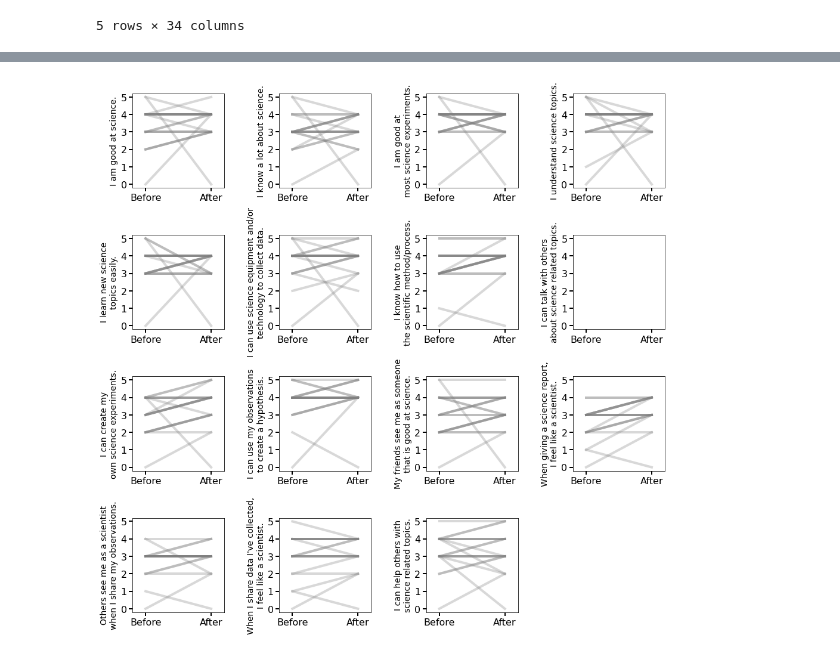
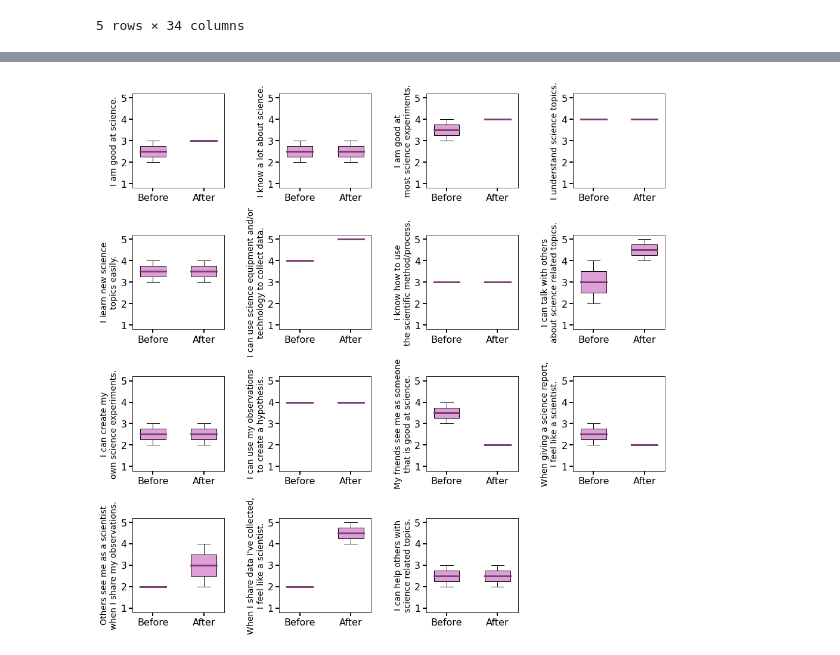
Before and after one commit to stetef/Nanocamp, a Jupyter notebook: Analysis.ipynb, the cells around one changed output, grey strips where cells are left out. Drawn from its saved outputs; the diff is of its cells as text; code cells hidden in the pictures.

```diff
--- a/Analysis.ipynb
+++ b/Analysis.ipynb
@@ -40,30 +59,51 @@ for i, q in enumerate(questions):
 # %%
-ncols = 4
-nrows = N // nrows + 1
-fig, axes = plt.subplots(figsize=(ncols * 4, 4 * nrows), ncols=ncols, nrows=nrows)
-plt.subplots_adjust(wspace=0.6, hspace=0.5)
+def plot_by_question(DATA, mode='line'):
+    ncols = 4
+    nrows = N // ncols + 1
+    fig, axes = plt.subplots(figsize=(ncols * 4, 4 * nrows), ncols=ncols, nrows=nrows)
+    plt.subplots_adjust(wspace=0.6, hspace=0.5)
 
-for i in range(int(ncols * nrows)):
-    row, colm = np.unravel_index(i, (nrows, ncols))
-    if i >= N:
-        axes[row, colm].axis('off')
-    else:
-        q = list(DATA.keys())[i]
-        axes[row, colm].plot(DATA[q], c=plt.cm.tab20(14), alpha=0.3, linewidth=4)
-        question = q.replace('[', '').replace(']', '')
-        if ',' in question:
-            question = question.replace(', ', ',\n')
-        elif len(question) > 30:
-            split = question.split(' ')
-            n = len(split)
-            question = ' '.join(split[:n // 2 + 1]) + '\n' + ' '.join(split[n // 2 + 1:])
-        axes[row, colm].set_ylabel(question, fontsize=14)
-        axes[row, colm].set_yticks(np.arange(6))
-        axes[row, colm].set_xticks([0, 1])
-        axes[row, colm].set_xticklabels(['Before', 'After'])
-        axes[row, colm].set_xlim(-0.2, 1.2)
-        axes[row, colm].set_ylim(-0.2, 5.2)
-        axes[row, colm].tick_params(width=2, length=6, labelsize=16)
-plt.savefig(f'Figures/before_vs_after.png', dpi=800, bbox_inches='tight')
+    for i in range(int(ncols * nrows)):
+        row, colm = np.unravel_index(i, (nrows, ncols))
+        if i >= N:
+            axes[row, colm].axis('off')
+        else:
+            q = list(DATA.keys())[i]
+            data = np.array(DATA[q])
+
+            nan_indices = np.where(data == 0)
+            cols = np.flip(np.sort(np.array(nan_indices).T[:, 1]))
+            for col in cols:
+                data = np.delete(data, col, axis=1)
+
+            if mode == 'line':
+                axes[row, colm].plot(data, c=plt.cm.tab20b(17), alpha=0.25, linewidth=4)
+                dx = 0
+                axes[row, colm].set_xlim(dx + -0.2, dx + 1.2)
+            else:
+                axes[row, colm].boxplot(data, patch_artist=True,
+                                        medianprops=dict(color=plt.cm.tab20b(16), linewidth=3),
+                                        boxprops=dict(facecolor=plt.cm.tab20b(19)))
+                dx = 1
+                axes[row, colm].set_xlim(dx + -0.4, dx + 1.4)
+
+            question = q.replace('[', '').replace(']', '')
+            if ',' in question:
+                question = question.replace(', ', ',\n')
+            elif len(question) > 30:
+                split = question.split(' ')
+                n = len(split)
+                question = ' '.join(split[:n // 2 + 1]) + '\n' + ' '.join(split[n // 2 + 1:])
+
+            axes[row, colm].set_ylabel(question, fontsize=14)
+            axes[row, colm].set_yticks(np.arange(6))
+            axes[row, colm].set_xticks([dx + 0, dx + 1])
+            axes[row, colm].set_xticklabels(['Before', 'After'])
+            axes[row, colm].set_ylim(0.8, 5.2)
+            axes[row, colm].tick_params(width=2, length=6, labelsize=16)
+
+    plt.savefig(f'Figures/before_vs_after_{mode}.png', dpi=800, bbox_inches='tight')
-# %% [output]
-[figure, removed]
+# %%
+plot_by_question(DATA, mode='boxplot')
+# %% [output]
+[figure, added]
```
Also changed, not shown: parts of 2 cells of this notebook, 8 other files.
